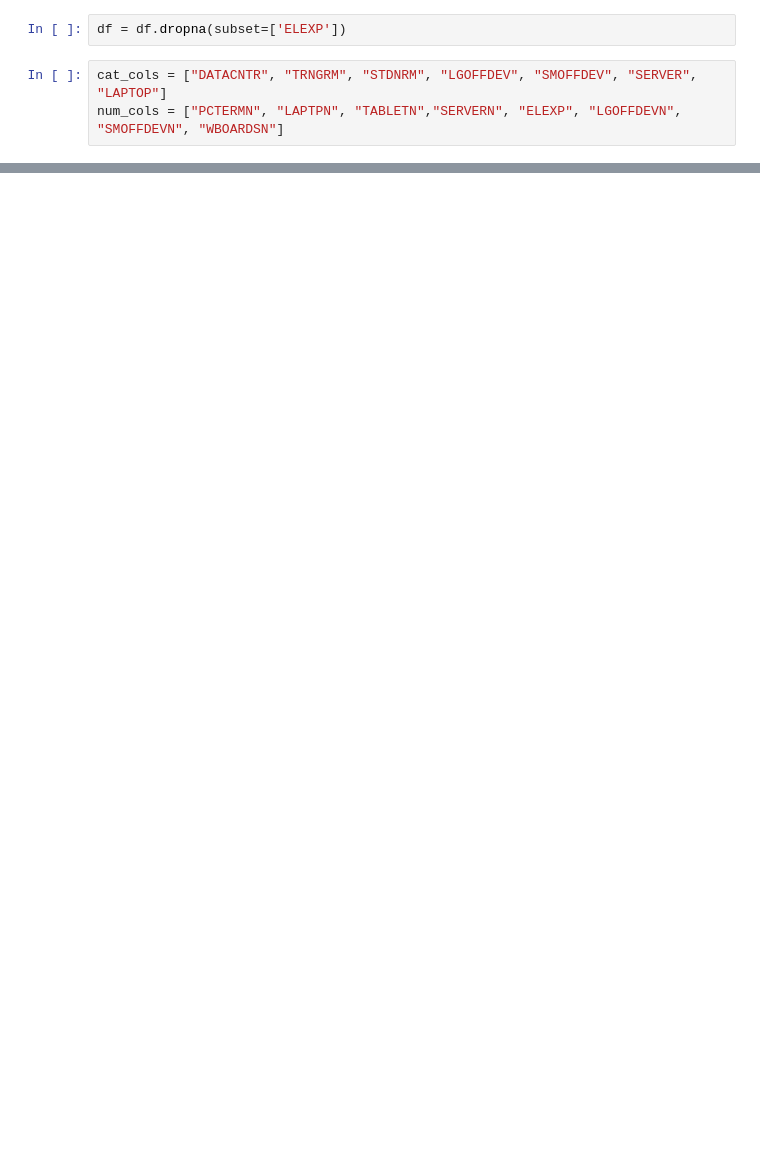
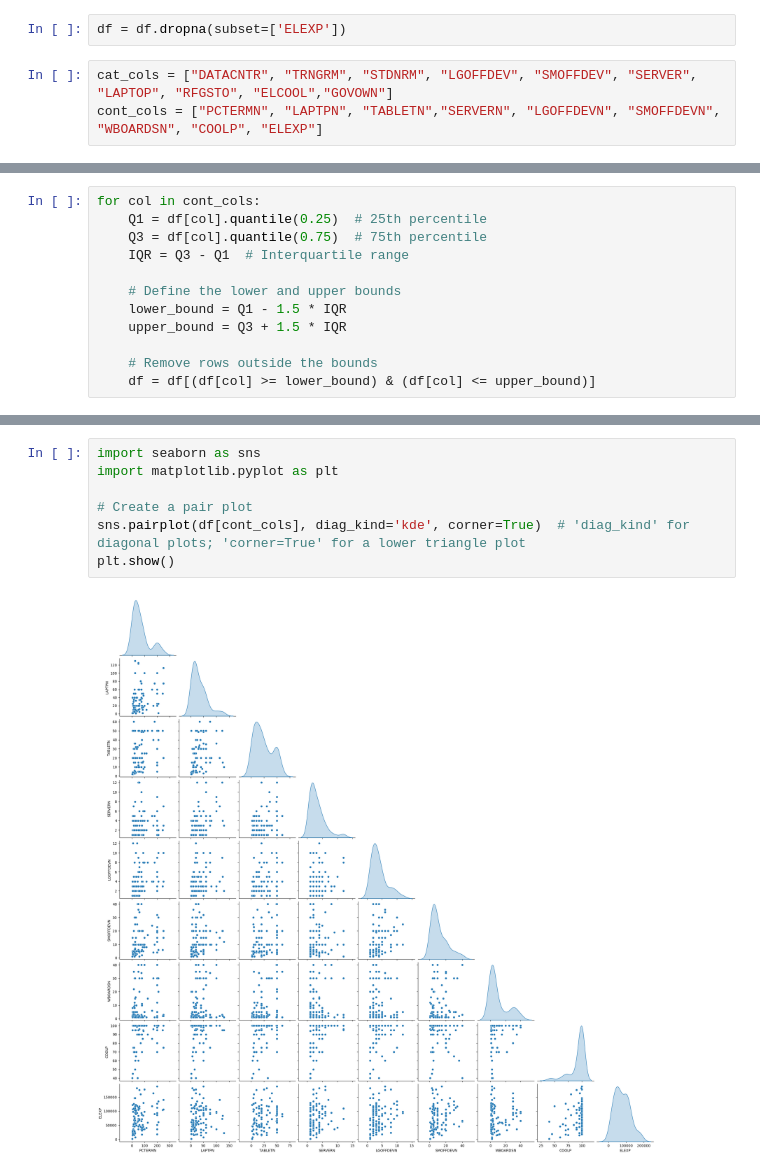
Before and after one commit to aash1999/Commercial-Buildings-Energy-Consumption-Survey, a Jupyter notebook: codes/EDAQ3_Aakash.ipynb, the cells around one changed output, grey strips where cells are left out. Drawn from its saved outputs; the diff is of its cells as text; blank space fills up the shorter version.

```diff
--- a/codes/EDAQ3_Aakash.ipynb
+++ b/codes/EDAQ3_Aakash.ipynb
@@ -84,6 +88,6 @@ dtype: int64
 # %%
 df = df.dropna(subset=['ELEXP'])
 # %%
-cat_cols = ["DATACNTR", "TRNGRM", "STDNRM", "LGOFFDEV", "SMOFFDEV", "SERVER", "LAPTOP"]
-num_cols = ["PCTERMN", "LAPTPN", "TABLETN","SERVERN", "ELEXP", "LGOFFDEVN", "SMOFFDEVN", "WBOARDSN"]
+cat_cols = ["DATACNTR", "TRNGRM", "STDNRM", "LGOFFDEV", "SMOFFDEV", "SERVER", "LAPTOP", "RFGSTO", "ELCOOL","GOVOWN"]
+cont_cols = ["PCTERMN", "LAPTPN", "TABLETN","SERVERN", "LGOFFDEVN", "SMOFFDEVN", "WBOARDSN", "COOLP", "ELEXP"]
 # %%
@@ -90,0 +110,12 @@ def fill_na_cat(df, cols):
+# %%
+for col in cont_cols:
+    Q1 = df[col].quantile(0.25)  # 25th percentile
+    Q3 = df[col].quantile(0.75)  # 75th percentile
+    IQR = Q3 - Q1  # Interquartile range
+
+    # Define the lower and upper bounds
+    lower_bound = Q1 - 1.5 * IQR
+    upper_bound = Q3 + 1.5 * IQR
+
+    # Remove rows outside the bounds
+    df = df[(df[col] >= lower_bound) & (df[col] <= upper_bound)]
@@ -90,0 +149,9 @@ def fill_na_cat(df, cols):
+# %%
+import seaborn as sns
+import matplotlib.pyplot as plt
+
+# Create a pair plot
+sns.pairplot(df[cont_cols], diag_kind='kde', corner=True)  # 'diag_kind' for diagonal plots; 'corner=True' for a lower triangle plot
+plt.show()
+# %% [output]
+[figure, added]
```
Also changed, not shown: parts of 18 cells of this notebook, 1 other file.
